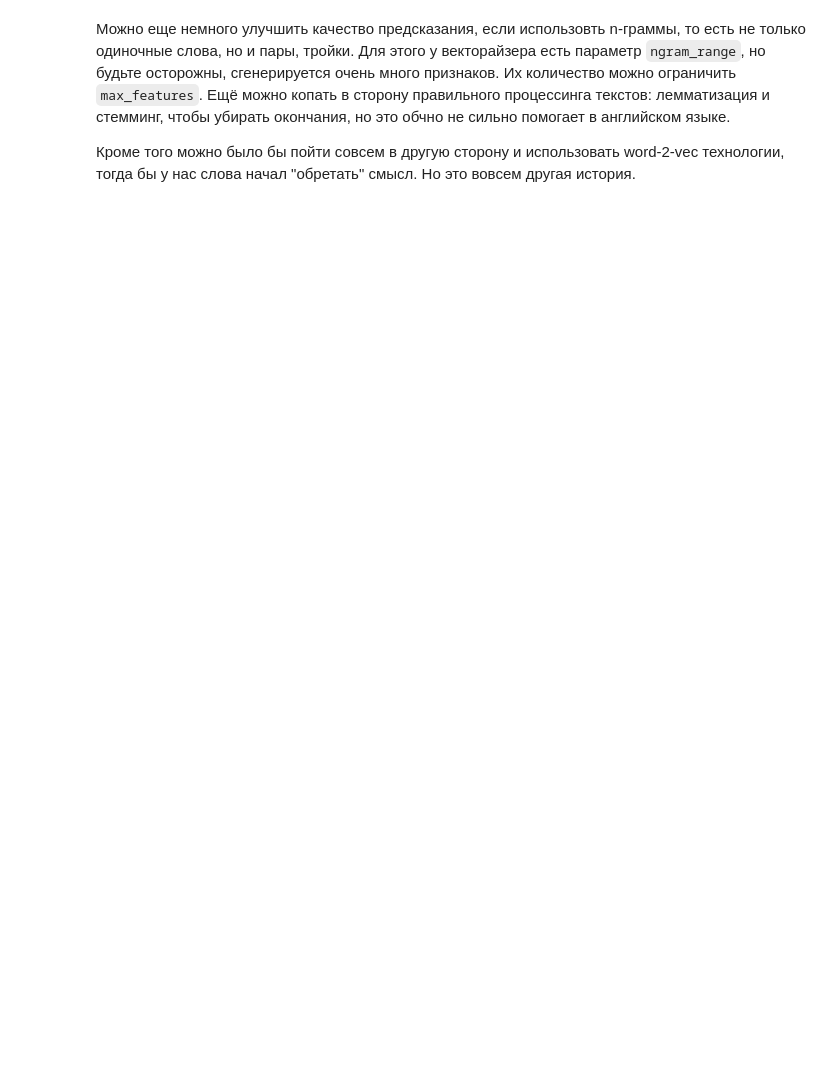
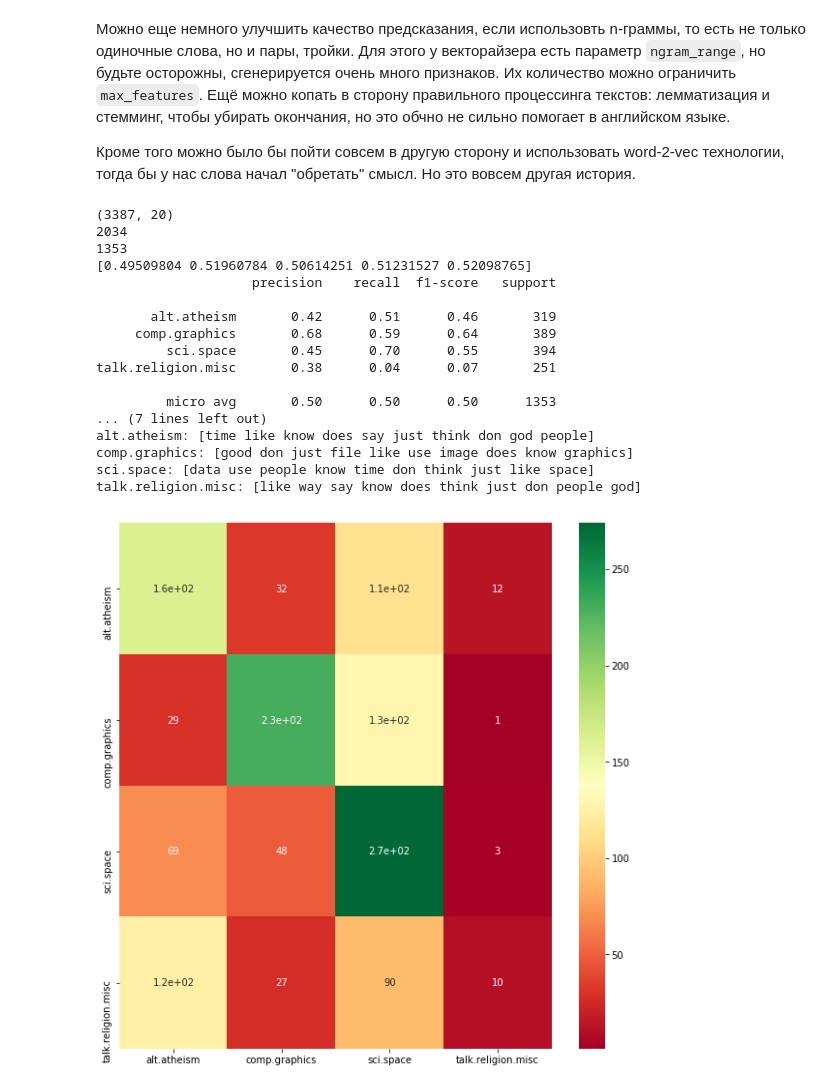
Before and after one commit to evggenshch/7bits_ML_1819, a Jupyter notebook: week08_workshop_08-01-text-classification-bayes_workshop.ipynb, the cells around one changed output. Cells and saved outputs as stored; diff of their text form; code cells hidden in the pictures; blank space fills up the shorter version.

```diff
--- a/week08_workshop_08-01-text-classification-bayes_workshop.ipynb
+++ b/week08_workshop_08-01-text-classification-bayes_workshop.ipynb
@@ -105,6 +105,8 @@ for centuries.
 # %%
 X_train_tl_idf = X_train
 X_test_tl_idf = X_test
+X_train_ngram = X_train
+X_test_ngram = X_test
 
 from sklearn.feature_extraction.text import CountVectorizer
 vectorizer = CountVectorizer(stop_words='english')
@@ -288,3 +332,39 @@ show_top10(clf2, vectorizer2, X_train2.target_names)
 Можно еще немного улучшить качество предсказания, если использовть n-граммы, то есть не только одиночные слова, но и пары, тройки. Для этого у векторайзера есть параметр `ngram_range`, но будьте осторожны, сгенерируется очень много признаков. Их количество можно ограничить  `max_features`. Ещё можно копать в сторону правильного процессинга текстов: лемматизация и стемминг, чтобы убирать окончания, но это обчно не сильно помогает в английском языке.
 
 Кроме того можно было бы пойти совсем в другую сторону и использовать word-2-vec технологии, тогда бы у нас слова начал "обретать" смысл. Но это вовсем другая история.
+# %%
+vectorizer_ngram = TfidfVectorizer(stop_words='english', ngram_range=(1,3), max_features=20)
+result_ngram = vectorizer_ngram.fit_transform(X_train_ngram.data + X_test_ngram.data)
+print(result_ngram.shape)
+print(len(X_train_ngram.data))
+print(len(X_test_ngram.data))
+clf_ngram = MultinomialNB()
+scores_ngram = cross_val_score(clf_ngram, result_ngram[0: len(X_train_ngram.data)], y_train, cv=5, scoring = 'accuracy')
+print(scores_ngram)
+clf_ngram.fit(result_ngram[0:len(X_train_ngram.data)], y_train)
+y_model_ngram = clf_ngram.predict(result_ngram[len(X_train_ngram.data): result_ngram.shape[0]])
+
+print(classification_report(y_true = y_test, y_pred = y_model_ngram, target_names=topics))
+print(confusion_matrix(y_true = y_test, y_pred = y_model_ngram))
+corr_fig_h_ngram, corr_ax_h_ngram = plt.subplots(figsize=(10,10))
+sns.heatmap(confusion_matrix(y_true = y_test, y_pred = y_model_ngram), annot=True, ax=corr_ax_h_ngram, cmap=plt.get_cmap('RdYlGn'), xticklabels=topics, yticklabels=topics)
+show_top10(clf_ngram, vectorizer_ngram, X_train_ngram.target_names)
+# %% [output]
+(3387, 20)
+2034
+1353
+[0.49509804 0.51960784 0.50614251 0.51231527 0.52098765]
+                    precision    recall  f1-score   support
+
+       alt.atheism       0.42      0.51      0.46       319
+     comp.graphics       0.68      0.59      0.64       389
+         sci.space       0.45      0.70      0.55       394
+talk.religion.misc       0.38      0.04      0.07       251
+
+         micro avg       0.50      0.50      0.50      1353
+... (7 lines left out)
+alt.atheism: [time like know does say just think don god people]
+comp.graphics: [good don just file like use image does know graphics]
+sci.space: [data use people know time don think just like space]
+talk.religion.misc: [like way say know does think just don people god]
+[figure, added]
```
Also changed, not shown: parts of 11 cells of this notebook.
